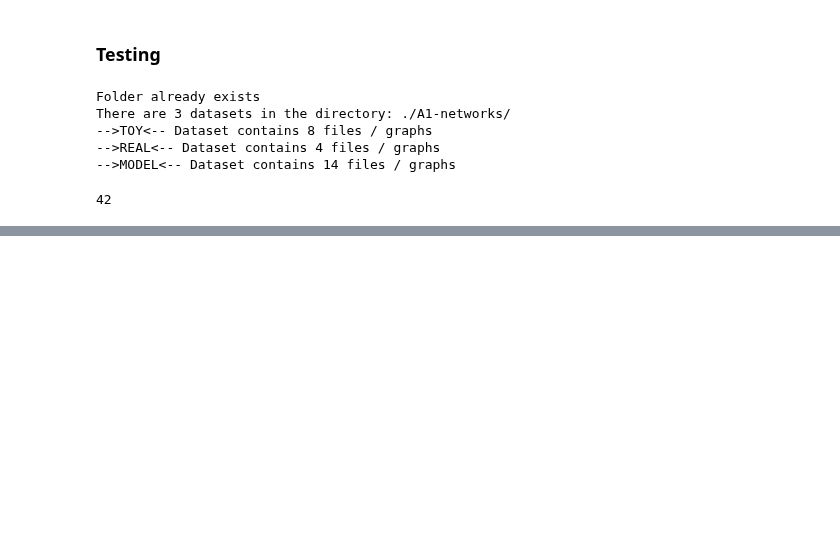
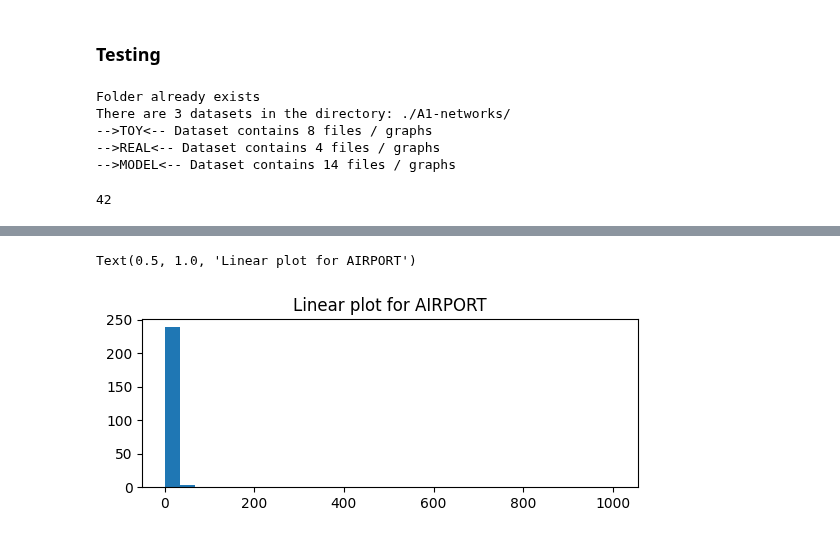
Before and after one commit to EjbejaranosAI/Complex_Networks, a Jupyter notebook: 1_Descriptors/experiments_notebook.ipynb, the cells around one changed output, grey strips where cells are left out. Drawn from its saved outputs; the diff is of its cells as text; code cells hidden in the pictures; blank space fills up the shorter version.

```diff
--- a/1_Descriptors/experiments_notebook.ipynb
+++ b/1_Descriptors/experiments_notebook.ipynb
@@ -255,0 +332,7 @@ def extract_avg_max_len(graph: igraph.Graph) -> dict:
+# %%
+    plt.subplot(211)
+    hist, bins, _ = plt.hist(degrees, bins=30)
+    plt.title(f"Linear plot for AIRPORT")
+# %% [output]
+Text(0.5, 1.0, 'Linear plot for AIRPORT')
+[figure, added]
```
Also changed, not shown: parts of 7 cells of this notebook, 8 other files.
